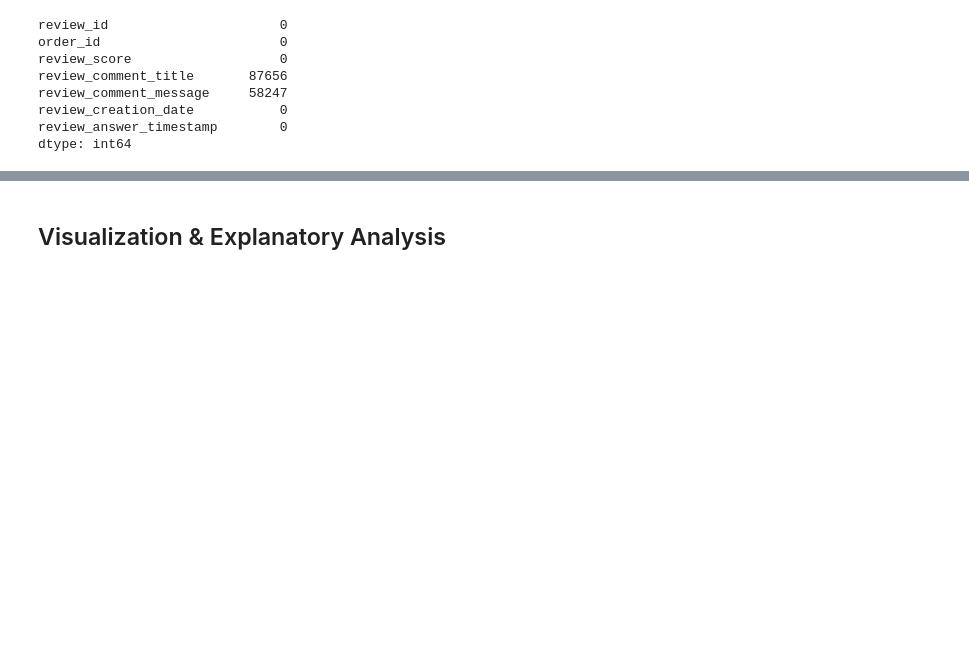
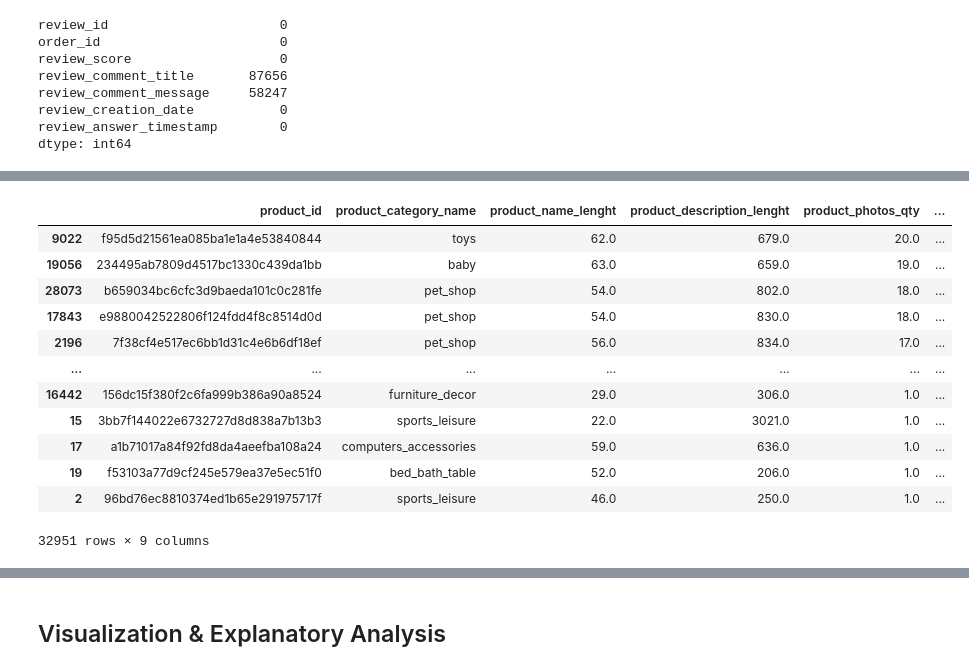
Before and after one commit to JahvalRomiz46/olist_store_analysis, a Jupyter notebook: notebook.ipynb, the cells around one changed output, grey strips where cells are left out. Drawn from its saved outputs; the diff is of its cells as text; code cells hidden in the pictures; blank space fills up the shorter version.

```diff
--- a/notebook.ipynb
+++ b/notebook.ipynb
@@ -638,0 +652,18 @@ dtype: int64
+# %%
+# Eksplorasi Data Products
+## Mengurutkan kategori produk dengan foto terbanyak
+products_main_df.sort_values(by="product_photos_qty", ascending=False)
+# %% [output]
+|  | product_id | product_category_name | product_name_lenght | product_description_lenght | product_photos_qty | ... |
+| 9022 | f95d5d21561ea085ba1e1a4e53840844 | toys | 62.0 | 679.0 | 20.0 | ... |
+| 19056 | 234495ab7809d4517bc1330c439da1bb | baby | 63.0 | 659.0 | 19.0 | ... |
+| 28073 | b659034bc6cfc3d9baeda101c0c281fe | pet_shop | 54.0 | 802.0 | 18.0 | ... |
+| 17843 | e9880042522806f124fdd4f8c8514d0d | pet_shop | 54.0 | 830.0 | 18.0 | ... |
+| 2196 | 7f38cf4e517ec6bb1d31c4e6b6df18ef | pet_shop | 56.0 | 834.0 | 17.0 | ... |
+| ... | ... | ... | ... | ... | ... | ... |
+| 16442 | 156dc15f380f2c6fa999b386a90a8524 | furniture_decor | 29.0 | 306.0 | 1.0 | ... |
+| 15 | 3bb7f144022e6732727d8d838a7b13b3 | sports_leisure | 22.0 | 3021.0 | 1.0 | ... |
+| 17 | a1b71017a84f92fd8da4aeefba108a24 | computers_accessories | 59.0 | 636.0 | 1.0 | ... |
+| 19 | f53103a77d9cf245e579ea37e5ec51f0 | bed_bath_table | 52.0 | 206.0 | 1.0 | ... |
+| 2 | 96bd76ec8810374ed1b65e291975717f | sports_leisure | 46.0 | 250.0 | 1.0 | ... |
+32951 rows × 9 columns
```
Also changed, not shown: parts of 19 cells of this notebook.
